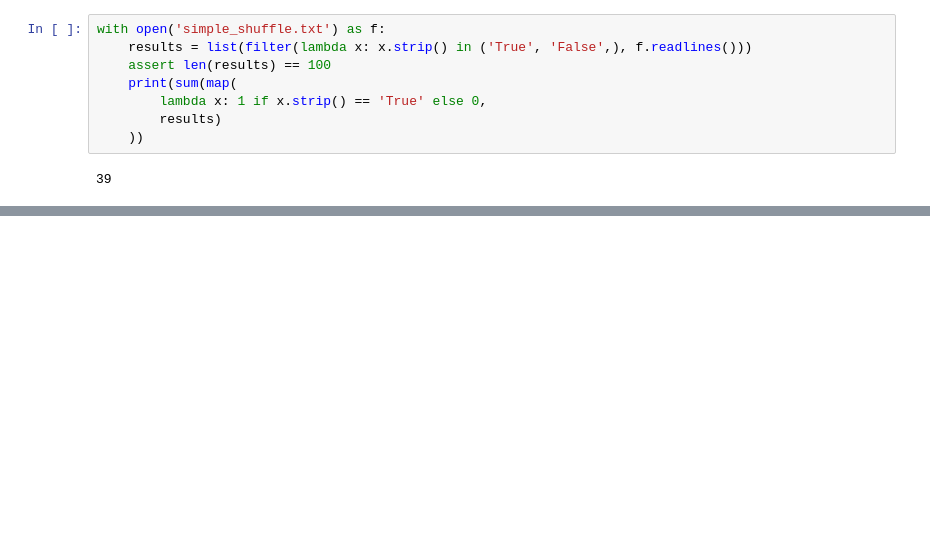
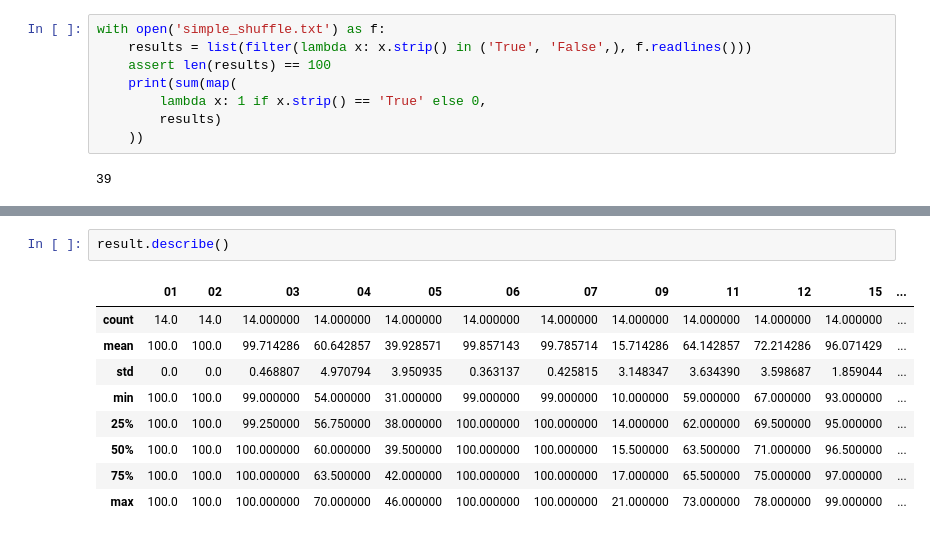
Before and after one commit to jiajingk/train_vima, a Jupyter notebook: visualize.ipynb, the cells around one changed output, grey strips where cells are left out. Cells and saved outputs as stored; diff of their text form; blank space fills up the shorter version.

```diff
--- a/visualize.ipynb
+++ b/visualize.ipynb
@@ -653,0 +757,12 @@ pd.DataFrame(data=data, index=index).T
+# %%
+result.describe()
+# %% [output]
+|  | 01 | 02 | 03 | 04 | 05 | 06 | 07 | 09 | 11 | 12 | 15 | ... |
+| count | 14.0 | 14.0 | 14.000000 | 14.000000 | 14.000000 | 14.000000 | 14.000000 | 14.000000 | 14.000000 | 14.000000 | 14.000000 | ... |
+| mean | 100.0 | 100.0 | 99.714286 | 60.642857 | 39.928571 | 99.857143 | 99.785714 | 15.714286 | 64.142857 | 72.214286 | 96.071429 | ... |
+| std | 0.0 | 0.0 | 0.468807 | 4.970794 | 3.950935 | 0.363137 | 0.425815 | 3.148347 | 3.634390 | 3.598687 | 1.859044 | ... |
+| min | 100.0 | 100.0 | 99.000000 | 54.000000 | 31.000000 | 99.000000 | 99.000000 | 10.000000 | 59.000000 | 67.000000 | 93.000000 | ... |
+| 25% | 100.0 | 100.0 | 99.250000 | 56.750000 | 38.000000 | 100.000000 | 100.000000 | 14.000000 | 62.000000 | 69.500000 | 95.000000 | ... |
+| 50% | 100.0 | 100.0 | 100.000000 | 60.000000 | 39.500000 | 100.000000 | 100.000000 | 15.500000 | 63.500000 | 71.000000 | 96.500000 | ... |
+| 75% | 100.0 | 100.0 | 100.000000 | 63.500000 | 42.000000 | 100.000000 | 100.000000 | 17.000000 | 65.500000 | 75.000000 | 97.000000 | ... |
+| max | 100.0 | 100.0 | 100.000000 | 70.000000 | 46.000000 | 100.000000 | 100.000000 | 21.000000 | 73.000000 | 78.000000 | 99.000000 | ... |
```
Also changed, not shown: parts of 27 cells of this notebook, 7 other files.
